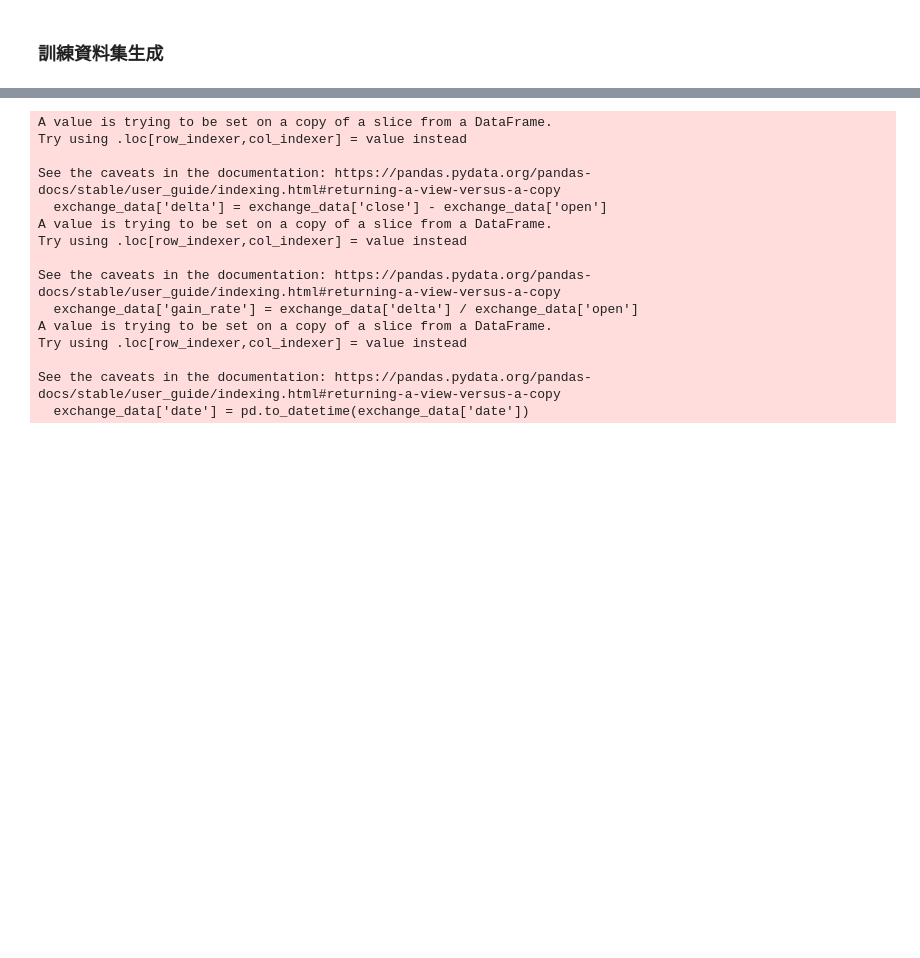
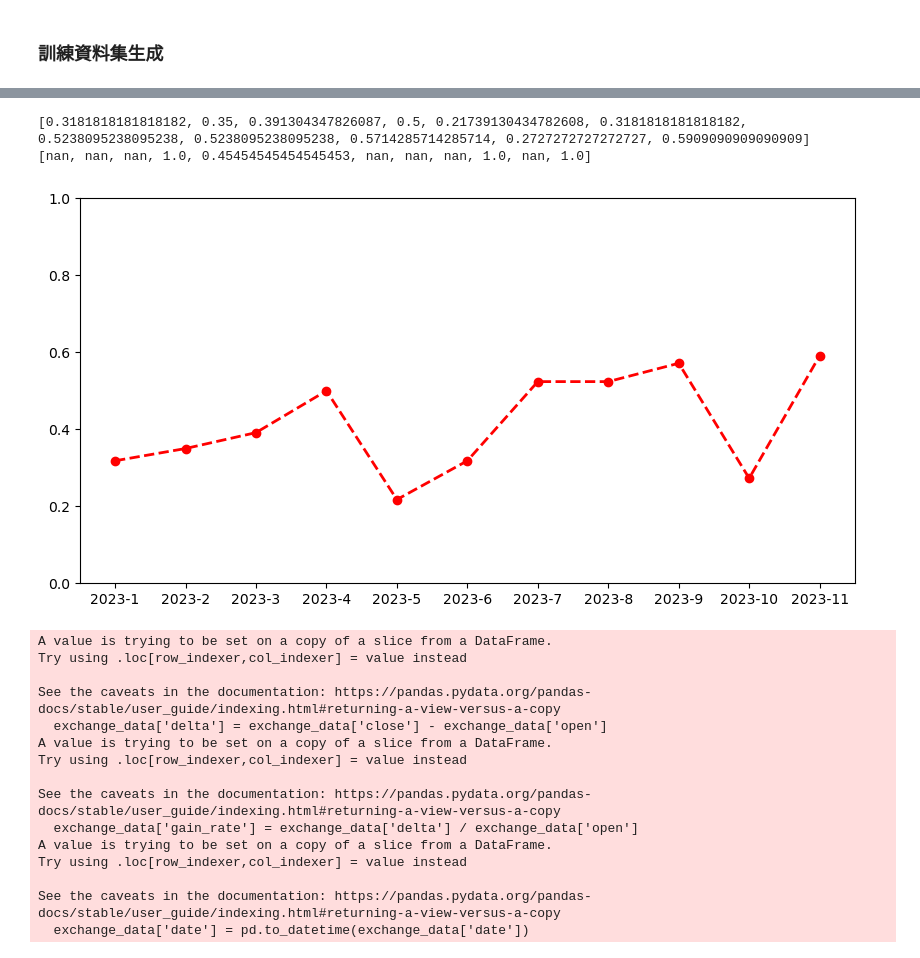
Before and after one commit to ruby0322/bda-midterm-project, a Jupyter notebook: no-bert/bda_midterm_project_4_v2.ipynb, the cells around one changed output, grey strips where cells are left out. Cells and saved outputs as stored; diff of their text form; code cells hidden in the pictures; blank space fills up the shorter version.

Commit message:
phase3

```diff
--- a/no-bert/bda_midterm_project_4_v2.ipynb
+++ b/no-bert/bda_midterm_project_4_v2.ipynb
@@ -302,6 +302,9 @@ def split_train_test_with_month(dataset, target_year, target_month):
 	# train
 	months_before_list = []
 	for i in range(3):
+		if target_month - i - 1 < 1:
+			target_year -= 1
+			target_month = 12 - target_month + i + 1
 		filter_function_with_threshold = partial(is_in_specific_year_month, target_year=target_year, target_month=target_month-i-1)
 		months_before_list.append(dataset[dataset.apply(filter_function_with_threshold, axis=1)])
 	months_before = pd.concat(months_before_list, ignore_index=True)
@@ -380,7 +383,7 @@ def phase_3(dataset, target_year, target_month):
 		"rise": y_pred_prob[:, 2],
 		"y_test": y_test
 	})
-	sum_of_prob =  df.groupby(['date']).sum()
+	sum_of_prob = df.groupby(['date']).sum()
 	results = classify(sum_of_prob)
 
 
@@ -388,6 +391,7 @@ def phase_3(dataset, target_year, target_month):
 	classes_to_plot = [-1, 1]
 	filtered_df = results[results['y_test'].isin(classes_to_plot) & results['y_pred'].isin(classes_to_plot)]
 
+	print(filtered_df)
 	accuracy = accuracy_score(filtered_df['y_test'], filtered_df['y_pred'])
 
 	# Calculate confusion matrix
@@ -474,4 +483,0 @@ filtered_df
-# %%
-target_year = 2023
-target_month = 4
-content_train, content_test, y_train, y_test = split_train_test_with_month(dataset, target_year, target_month)
@@ -500,8 +683,9 @@ stock_data_source = '微股力個股交易數據-2年'
 content_data_source = ['內容數據新聞1', '內容數據新聞2', '內容數據新聞3']
 stock_symbol = '2330'
 n_days_after = 5
+target_year=2023
 
-phase_1_and_2(stock_data_source, content_data_source, stock_symbol, keywords, n_days_after)
+dataset = get_gain_rate_after_n_days(stock_data_source, content_data_source, stock_symbol, keywords, n_days_after)
 # %% [output]
 A value is trying to be set on a copy of a slice from a DataFrame.
 Try using .loc[row_indexer,col_indexer] = value instead
@@ -538,0 +966,22 @@ Accuracy: 0.8095843362089947
+# %%
+# Filter the DataFrame to include only the classes you want to plot
+classes_to_plot = [-1, 1]
+
+filtered_df_list = []
+accuracy_list = []
+adjusted_accuracy_list = []
+
+for i, result in enumerate(results_list):
+	ac_score = accuracy_score(result['y_test'], result['y_pred'])
+	# plot_confusion_matrix(result['y_test'], result['y_pred'], [-1, 0, 1])
+	accuracy_list.append(ac_score)
+	filtered_df = result[result['y_test'].isin(classes_to_plot) & result['y_pred'].isin(classes_to_plot)]
+	filtered_df_list.append(filtered_df)
+	adjusted_ac_score = accuracy_score(filtered_df['y_test'], filtered_df['y_pred'])
+	adjusted_accuracy_list.append(adjusted_ac_score)
+
+print(accuracy_list)
+print(adjusted_accuracy_list)
+# %% [output]
+[0.3181818181818182, 0.35, 0.391304347826087, 0.5, 0.21739130434782608, 0.3181818181818182, 0.5238095238095238, 0.5238095238095238, 0.5714285714285714, 0.2727272727272727, 0.5909090909090909]
+[nan, nan, nan, 1.0, 0.45454545454545453, nan, nan, nan, 1.0, nan, 1.0]
@@ -539,3 +998,16 @@ Accuracy: 0.8095843362089947
+# %%
+import matplotlib.pyplot as plt
+
+x = [f'2023-{m}' for m in range(1, 12)]
+y = accuracy_list
+f = plt.figure()
+f.set_figwidth(10)
+f.set_figheight(5)
+plt.ylim([0,1])
+plt.plot(x, y, 'ro--', linewidth=2, markersize=6)
+plt.show()
+# %% [output]
+[figure, added]
 # %%
 # 2330 台積電 0.001
 keywords = ['台積電', '半導體', 'AI', '蘋果', 'Apple', '台灣積體電路', '臺灣積體電路', '張忠謀', '晶片', '晶圓', '護國神山']
```
Also changed, not shown: parts of 9 cells of this notebook.
